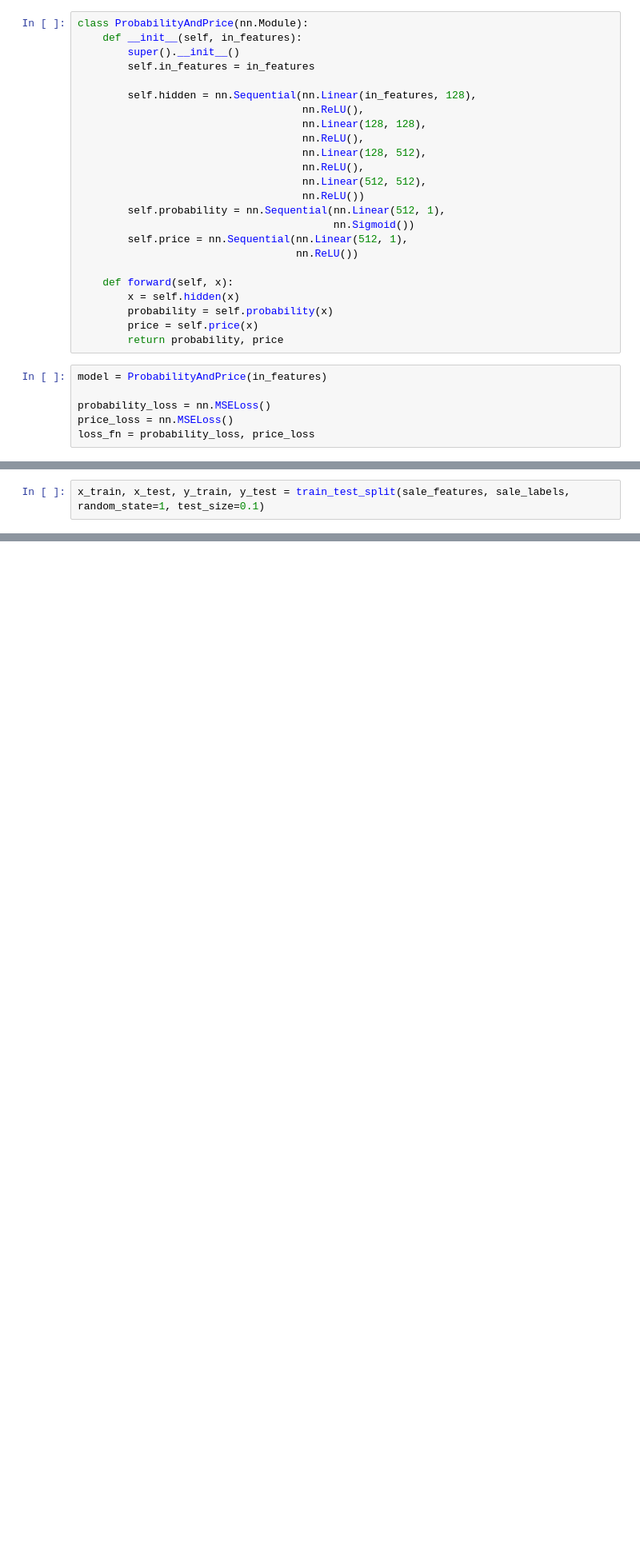
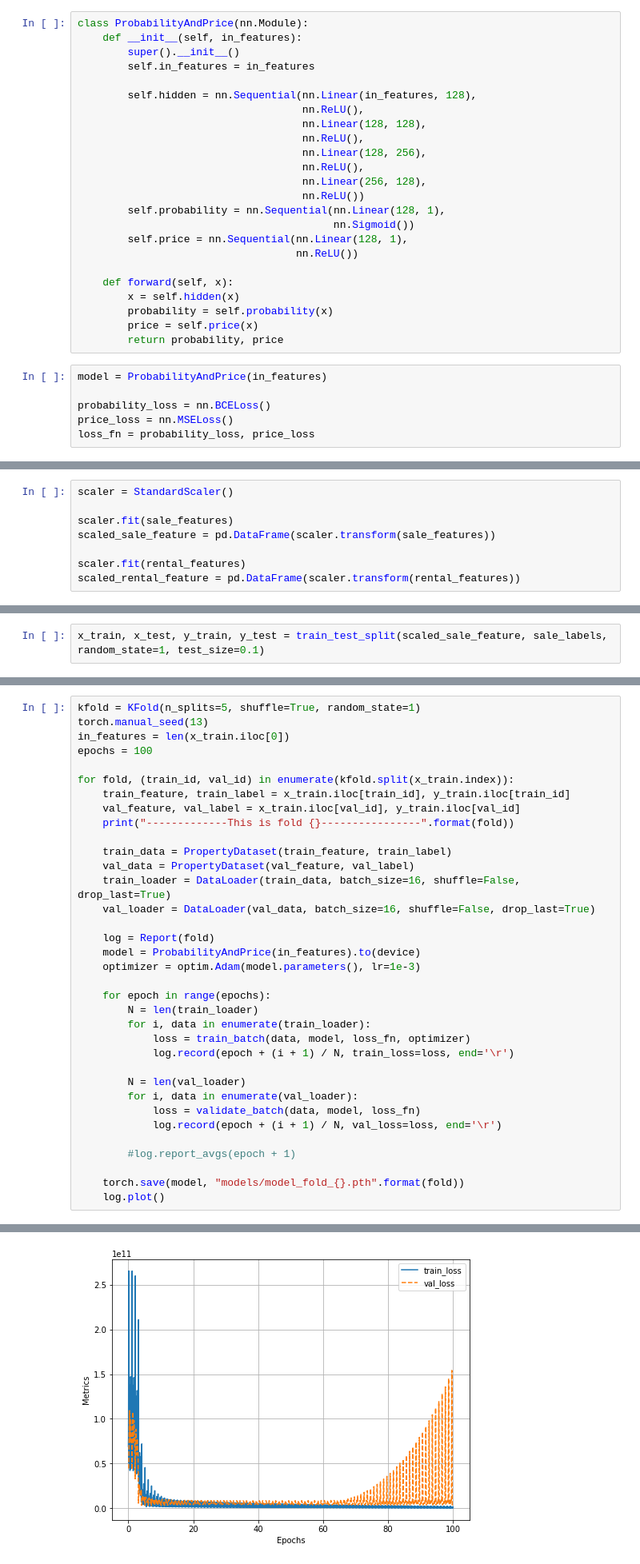
Before and after one commit to luowx0905/Individual-Project, a Jupyter notebook: sell property/build_model/construct_basic_model.ipynb, the cells around one changed output, grey strips where cells are left out. Shown at 80% size. Saved outputs shown, nothing was run; the diff lists cells and outputs as text; blank space fills up the shorter version.

Commit message:
Training model

```diff
--- a/sell property/build_model/construct_basic_model.ipynb
+++ b/sell property/build_model/construct_basic_model.ipynb
@@ -88,13 +88,13 @@ class ProbabilityAndPrice(nn.Module):
                                     nn.ReLU(),
                                     nn.Linear(128, 128),
                                     nn.ReLU(),
-                                    nn.Linear(128, 512),
+                                    nn.Linear(128, 256),
                                     nn.ReLU(),
-                                    nn.Linear(512, 512),
+                                    nn.Linear(256, 128),
                                     nn.ReLU())
-        self.probability = nn.Sequential(nn.Linear(512, 1),
+        self.probability = nn.Sequential(nn.Linear(128, 1),
                                          nn.Sigmoid())
-        self.price = nn.Sequential(nn.Linear(512, 1),
+        self.price = nn.Sequential(nn.Linear(128, 1),
                                    nn.ReLU())
 
     def forward(self, x):
@@ -105,7 +105,7 @@ class ProbabilityAndPrice(nn.Module):
 # %%
 model = ProbabilityAndPrice(in_features)
 
-probability_loss = nn.MSELoss()
+probability_loss = nn.BCELoss()
 price_loss = nn.MSELoss()
 loss_fn = probability_loss, price_loss
 # %%
@@ -156,2 +168,10 @@ def validate_batch(data, model, loss_fn):
+# %%
+scaler = StandardScaler()
+
+scaler.fit(sale_features)
+scaled_sale_feature = pd.DataFrame(scaler.transform(sale_features))
+
+scaler.fit(rental_features)
+scaled_rental_feature = pd.DataFrame(scaler.transform(rental_features))
 # %% [markdown]
 # Train the model for sale data
@@ -158,2 +179,2 @@ def validate_batch(data, model, loss_fn):
 # %%
-x_train, x_test, y_train, y_test = train_test_split(sale_features, sale_labels, random_state=1, test_size=0.1)
+x_train, x_test, y_train, y_test = train_test_split(scaled_sale_feature, sale_labels, random_state=1, test_size=0.1)
@@ -159,0 +183,36 @@ x_train, x_test, y_train, y_test = train_test_split(sale_features, sale_labels,
+# %%
+kfold = KFold(n_splits=5, shuffle=True, random_state=1)
+torch.manual_seed(13)
+in_features = len(x_train.iloc[0])
+epochs = 100
+
+for fold, (train_id, val_id) in enumerate(kfold.split(x_train.index)):
+    train_feature, train_label = x_train.iloc[train_id], y_train.iloc[train_id]
+    val_feature, val_label = x_train.iloc[val_id], y_train.iloc[val_id]
+    print("-------------This is fold {}----------------".format(fold))
+
+    train_data = PropertyDataset(train_feature, train_label)
+    val_data = PropertyDataset(val_feature, val_label)
+    train_loader = DataLoader(train_data, batch_size=16, shuffle=False, drop_last=True)
+    val_loader = DataLoader(val_data, batch_size=16, shuffle=False, drop_last=True)
+
+    log = Report(fold)
+    model = ProbabilityAndPrice(in_features).to(device)
+    optimizer = optim.Adam(model.parameters(), lr=1e-3)
+
+    for epoch in range(epochs):
+        N = len(train_loader)
+        for i, data in enumerate(train_loader):
+            loss = train_batch(data, model, loss_fn, optimizer)
+            log.record(epoch + (i + 1) / N, train_loss=loss, end='\r')
+
+        N = len(val_loader)
+        for i, data in enumerate(val_loader):
+            loss = validate_batch(data, model, loss_fn)
+            log.record(epoch + (i + 1) / N, val_loss=loss, end='\r')
+
+        #log.report_avgs(epoch + 1)
+
+    torch.save(model, "models/model_fold_{}.pth".format(fold))
+    log.plot()
+# %% [output]
@@ -159,0 +221 @@ x_train, x_test, y_train, y_test = train_test_split(sale_features, sale_labels,
+[figure, added]
```
Also changed, not shown: parts of 9 cells of this notebook, 6 other files.
